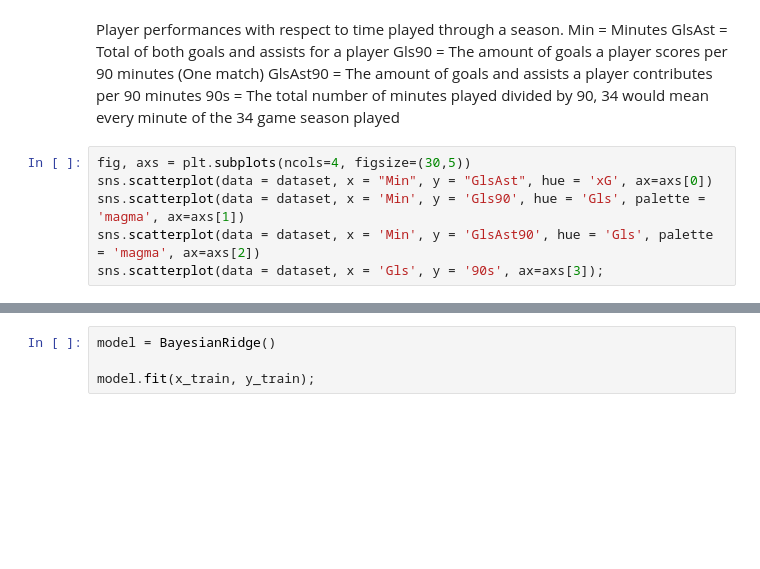
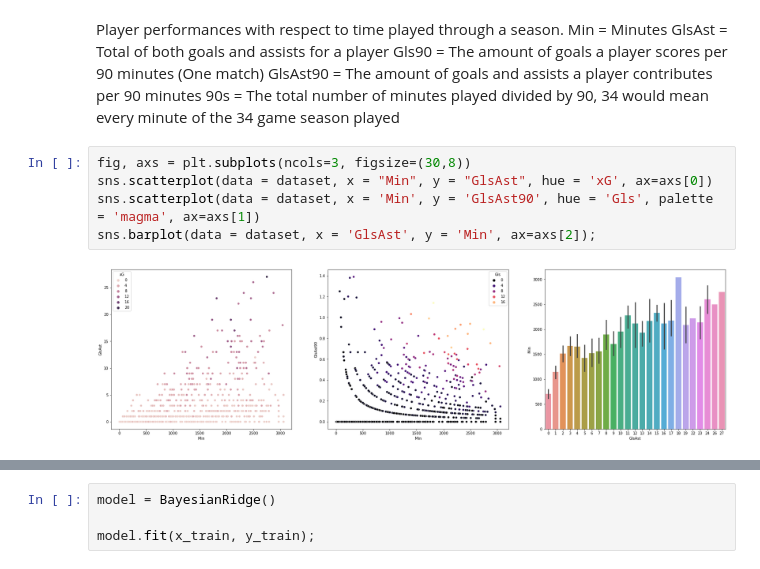
Before and after one commit to jabbey1/C964, a Jupyter notebook: Project.ipynb, the cells around one changed output, grey strips where cells are left out. Cells and saved outputs as stored; diff of their text form; blank space fills up the shorter version.

```diff
--- a/Project.ipynb
+++ b/Project.ipynb
@@ -43,8 +43,9 @@ Gls90 = The amount of goals a player scores per 90 minutes (One match)
 GlsAst90 = The amount of goals and assists a player contributes per 90 minutes
 90s = The total number of minutes played divided by 90, 34 would mean every minute of the 34 game season played
 # %%
-fig, axs = plt.subplots(ncols=4, figsize=(30,5))
+fig, axs = plt.subplots(ncols=3, figsize=(30,8))
 sns.scatterplot(data = dataset, x = "Min", y = "GlsAst", hue = 'xG', ax=axs[0])
-sns.scatterplot(data = dataset, x = 'Min', y = 'Gls90', hue = 'Gls', palette = 'magma', ax=axs[1])
-sns.scatterplot(data = dataset, x = 'Min', y = 'GlsAst90', hue = 'Gls', palette = 'magma', ax=axs[2])
-sns.scatterplot(data = dataset, x = 'Gls', y = '90s', ax=axs[3]);
+sns.scatterplot(data = dataset, x = 'Min', y = 'GlsAst90', hue = 'Gls', palette = 'magma', ax=axs[1])
+sns.barplot(data = dataset, x = 'GlsAst', y = 'Min', ax=axs[2]);
+# %% [output]
+[figure, added]
```
Also changed, not shown: parts of 5 cells of this notebook.
